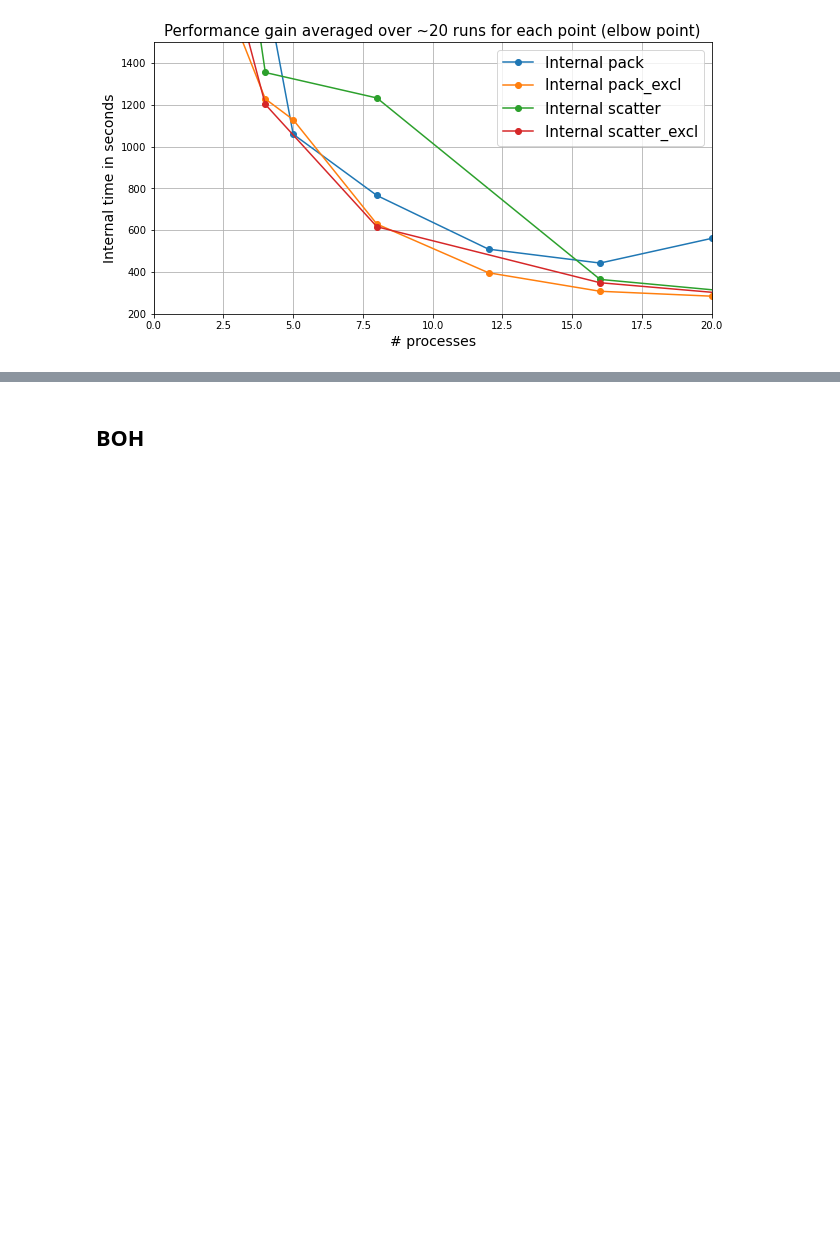
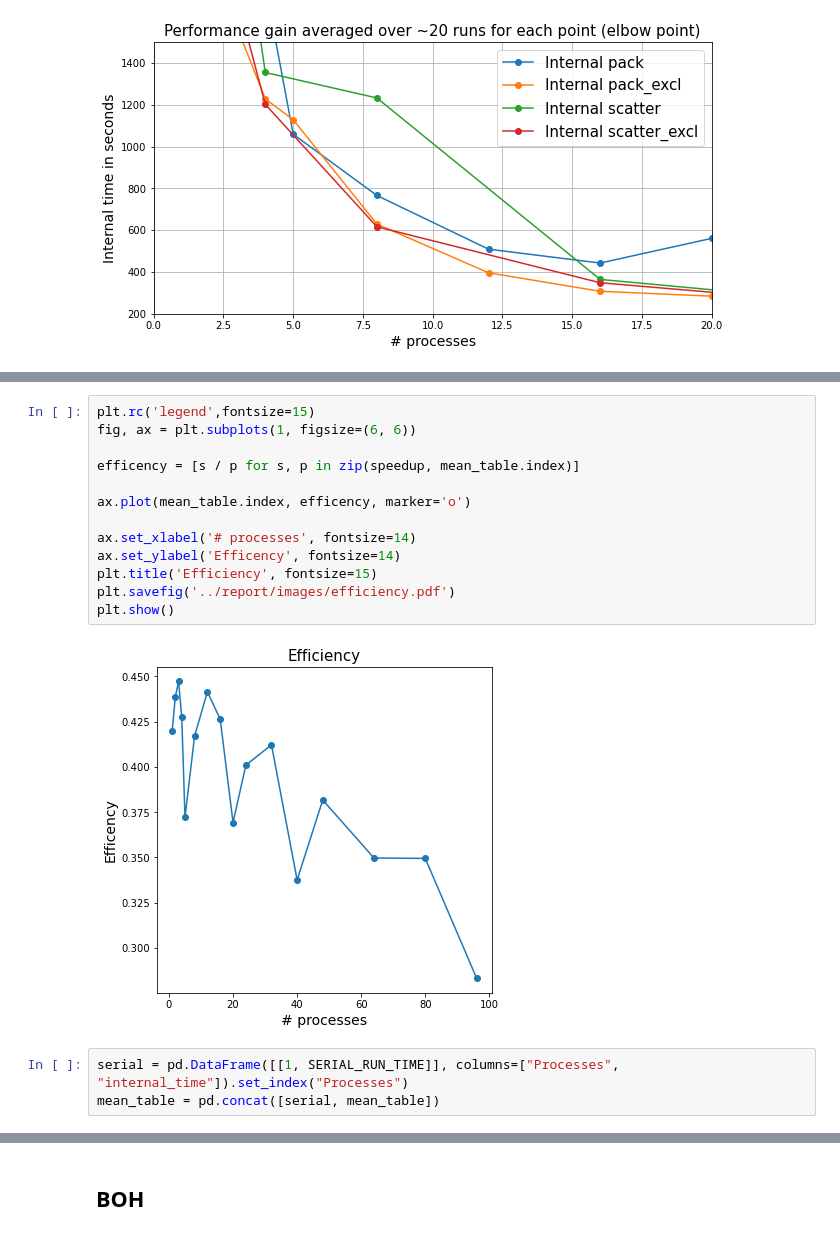
Before and after one commit to fedeizzo/ParticleSwarmOptimization-OpenMPI, a Jupyter notebook: benchmark/cluster_comparison.ipynb, the cells around one changed output, grey strips where cells are left out. Cells and saved outputs as stored; diff of their text form; blank space fills up the shorter version.

```diff
--- a/benchmark/cluster_comparison.ipynb
+++ b/benchmark/cluster_comparison.ipynb
@@ -474,0 +500,18 @@ ValueError: cannot reindex on an axis with duplicate labels
+# %%
+plt.rc('legend',fontsize=15)
+fig, ax = plt.subplots(1, figsize=(6, 6))
+
+efficency = [s / p for s, p in zip(speedup, mean_table.index)]
+
+ax.plot(mean_table.index, efficency, marker='o')
+
+ax.set_xlabel('# processes', fontsize=14)
+ax.set_ylabel('Efficency', fontsize=14)
+plt.title('Efficiency', fontsize=15)
+plt.savefig('../report/images/efficiency.pdf')
+plt.show()
+# %% [output]
+[figure, added]
+# %%
+serial = pd.DataFrame([[1, SERIAL_RUN_TIME]], columns=["Processes", "internal_time"]).set_index("Processes")
+mean_table = pd.concat([serial, mean_table])
```
Also changed, not shown: parts of 8 cells of this notebook, 4 other files.
